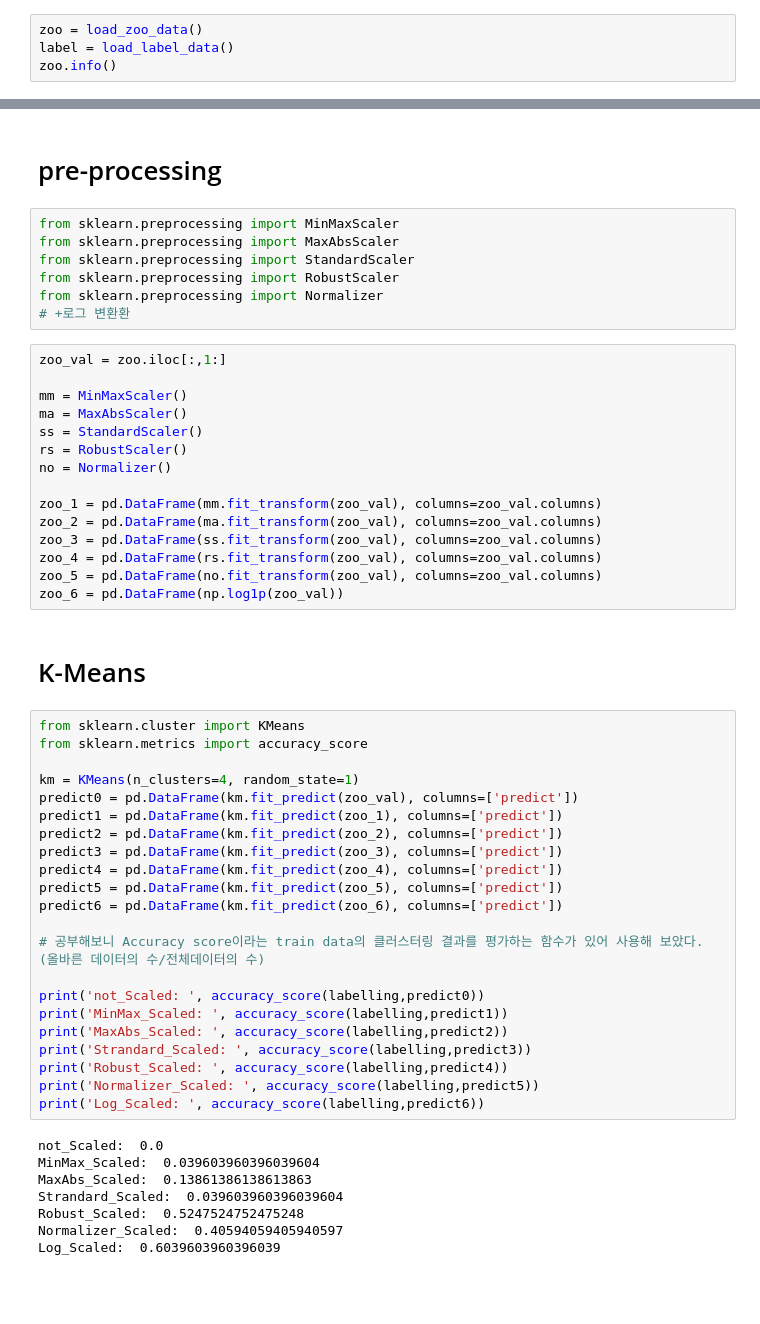
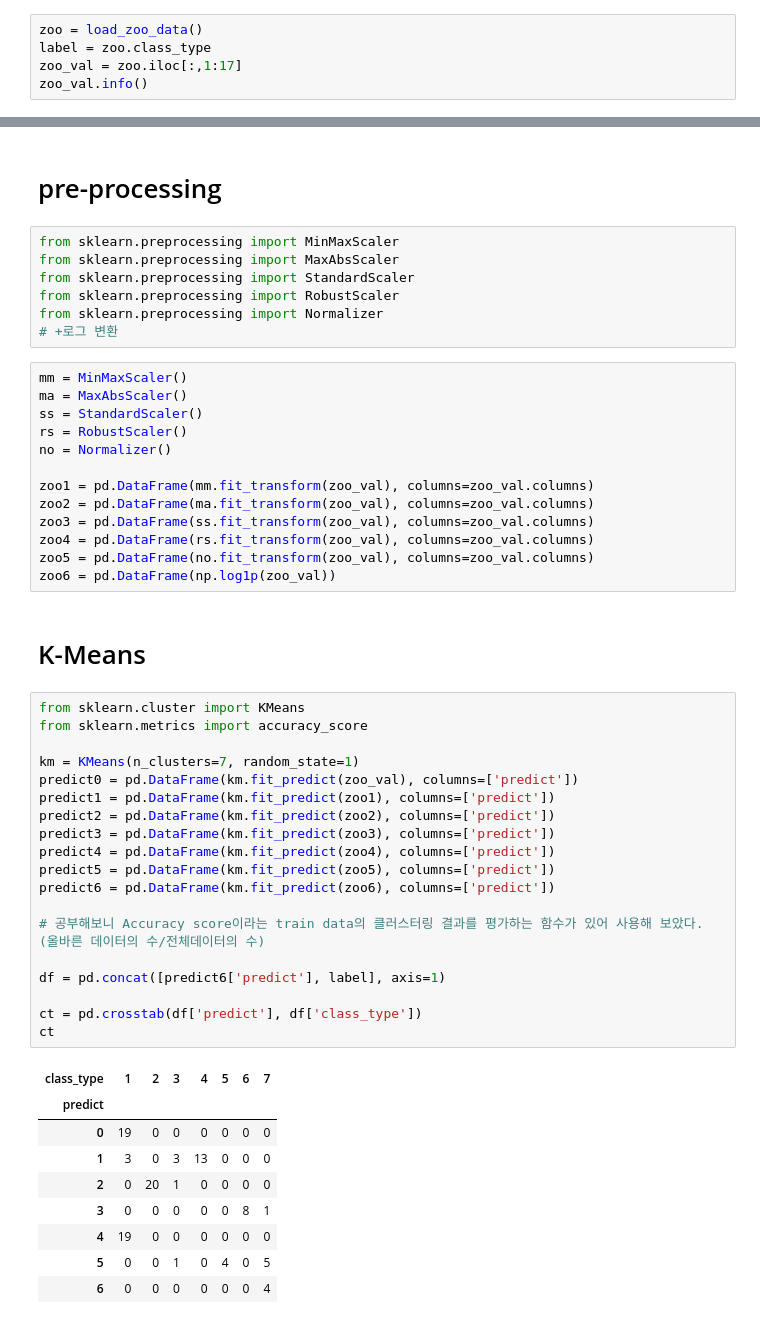
Before and after one commit to DongHyun99/Data_Mining, a Jupyter notebook: Pandas_data_analysis/zoo_data.ipynb, the cells around one changed output, grey strips where cells are left out. Saved outputs shown, nothing was run; the diff lists cells and outputs as text; blank space fills up the shorter version.

```diff
--- a/Pandas_data_analysis/zoo_data.ipynb
+++ b/Pandas_data_analysis/zoo_data.ipynb
@@ -74,7 +70,8 @@ def load_label_data(): # Loading Data
 # %%
 zoo = load_zoo_data()
-label = load_label_data()
-zoo.info()
+label = zoo.class_type
+zoo_val = zoo.iloc[:,1:17]
+zoo_val.info()
 # %% [output]
 <class 'pandas.core.frame.DataFrame'>
 RangeIndex: 101 entries, 0 to 100
@@ -114,51 +98,48 @@ from sklearn.preprocessing import MaxAbsScaler
 from sklearn.preprocessing import StandardScaler
 from sklearn.preprocessing import RobustScaler
 from sklearn.preprocessing import Normalizer
-# +로그 변환환
+# +로그 변환
 # %%
-zoo_val = zoo.iloc[:,1:]
-
 mm = MinMaxScaler()
 ma = MaxAbsScaler()
 ss = StandardScaler()
 rs = RobustScaler()
 no = Normalizer()
 
-zoo_1 = pd.DataFrame(mm.fit_transform(zoo_val), columns=zoo_val.columns)
-zoo_2 = pd.DataFrame(ma.fit_transform(zoo_val), columns=zoo_val.columns)
-zoo_3 = pd.DataFrame(ss.fit_transform(zoo_val), columns=zoo_val.columns)
-zoo_4 = pd.DataFrame(rs.fit_transform(zoo_val), columns=zoo_val.columns)
-zoo_5 = pd.DataFrame(no.fit_transform(zoo_val), columns=zoo_val.columns)
-zoo_6 = pd.DataFrame(np.log1p(zoo_val))
+zoo1 = pd.DataFrame(mm.fit_transform(zoo_val), columns=zoo_val.columns)
+zoo2 = pd.DataFrame(ma.fit_transform(zoo_val), columns=zoo_val.columns)
+zoo3 = pd.DataFrame(ss.fit_transform(zoo_val), columns=zoo_val.columns)
+zoo4 = pd.DataFrame(rs.fit_transform(zoo_val), columns=zoo_val.columns)
+zoo5 = pd.DataFrame(no.fit_transform(zoo_val), columns=zoo_val.columns)
+zoo6 = pd.DataFrame(np.log1p(zoo_val))
 # %% [markdown]
 # K-Means
 # %%
 from sklearn.cluster import KMeans
 from sklearn.metrics import accuracy_score
 
-km = KMeans(n_clusters=4, random_state=1)
+km = KMeans(n_clusters=7, random_state=1)
 predict0 = pd.DataFrame(km.fit_predict(zoo_val), columns=['predict'])
-predict1 = pd.DataFrame(km.fit_predict(zoo_1), columns=['predict'])
-predict2 = pd.DataFrame(km.fit_predict(zoo_2), columns=['predict'])
-predict3 = pd.DataFrame(km.fit_predict(zoo_3), columns=['predict'])
-predict4 = pd.DataFrame(km.fit_predict(zoo_4), columns=['predict'])
-predict5 = pd.DataFrame(km.fit_predict(zoo_5), columns=['predict'])
-predict6 = pd.DataFrame(km.fit_predict(zoo_6), columns=['predict'])
+predict1 = pd.DataFrame(km.fit_predict(zoo1), columns=['predict'])
+predict2 = pd.DataFrame(km.fit_predict(zoo2), columns=['predict'])
+predict3 = pd.DataFrame(km.fit_predict(zoo3), columns=['predict'])
+predict4 = pd.DataFrame(km.fit_predict(zoo4), columns=['predict'])
+predict5 = pd.DataFrame(km.fit_predict(zoo5), columns=['predict'])
+predict6 = pd.DataFrame(km.fit_predict(zoo6), columns=['predict'])
 
 # 공부해보니 Accuracy score이라는 train data의 클러스터링 결과를 평가하는 함수가 있어 사용해 보았다. (올바른 데이터의 수/전체데이터의 수)
 
-print('not_Scaled: ', accuracy_score(labelling,predict0))
-print('MinMax_Scaled: ', accuracy_score(labelling,predict1))
-print('MaxAbs_Scaled: ', accuracy_score(labelling,predict2))
-print('Strandard_Scaled: ', accuracy_score(labelling,predict3))
-print('Robust_Scaled: ', accuracy_score(labelling,predict4))
-print('Normalizer_Scaled: ', accuracy_score(labelling,predict5))
-print('Log_Scaled: ', accuracy_score(labelling,predict6))
+df = pd.concat([predict6['predict'], label], axis=1)
+
+ct = pd.crosstab(df['predict'], df['class_type'])
+ct
 # %% [output]
-not_Scaled:  0.0
-MinMax_Scaled:  0.039603960396039604
-MaxAbs_Scaled:  0.13861386138613863
-Strandard_Scaled:  0.039603960396039604
-Robust_Scaled:  0.5247524752475248
-Normalizer_Scaled:  0.40594059405940597
-Log_Scaled:  0.6039603960396039
+| class_type | 1 | 2 | 3 | 4 | 5 | 6 | 7 |
+| predict |  |  |  |  |  |  |  |
+| 0 | 19 | 0 | 0 | 0 | 0 | 0 | 0 |
+| 1 | 3 | 0 | 3 | 13 | 0 | 0 | 0 |
+| 2 | 0 | 20 | 1 | 0 | 0 | 0 | 0 |
+| 3 | 0 | 0 | 0 | 0 | 0 | 8 | 1 |
+| 4 | 19 | 0 | 0 | 0 | 0 | 0 | 0 |
+| 5 | 0 | 0 | 1 | 0 | 4 | 0 | 5 |
+| 6 | 0 | 0 | 0 | 0 | 0 | 0 | 4 |
```
Also changed, not shown: parts of 11 cells of this notebook, 5 other files.
